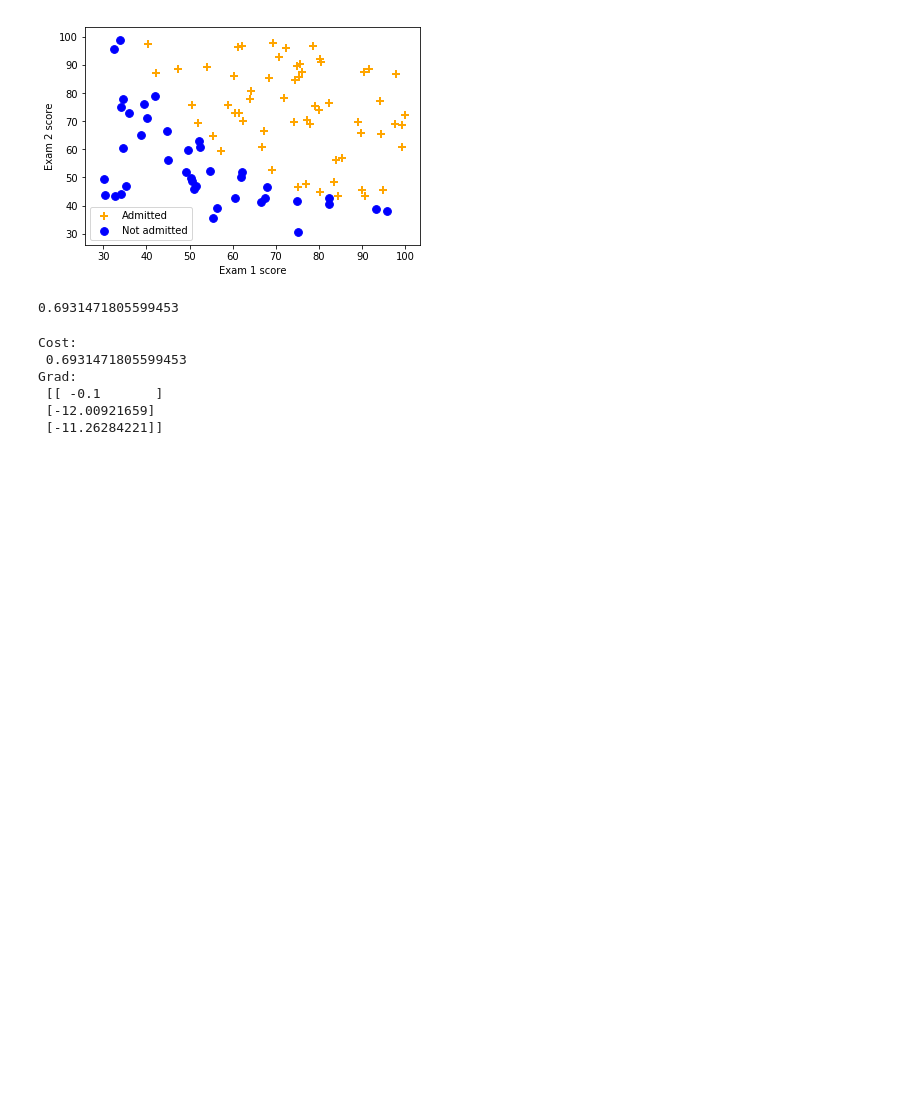
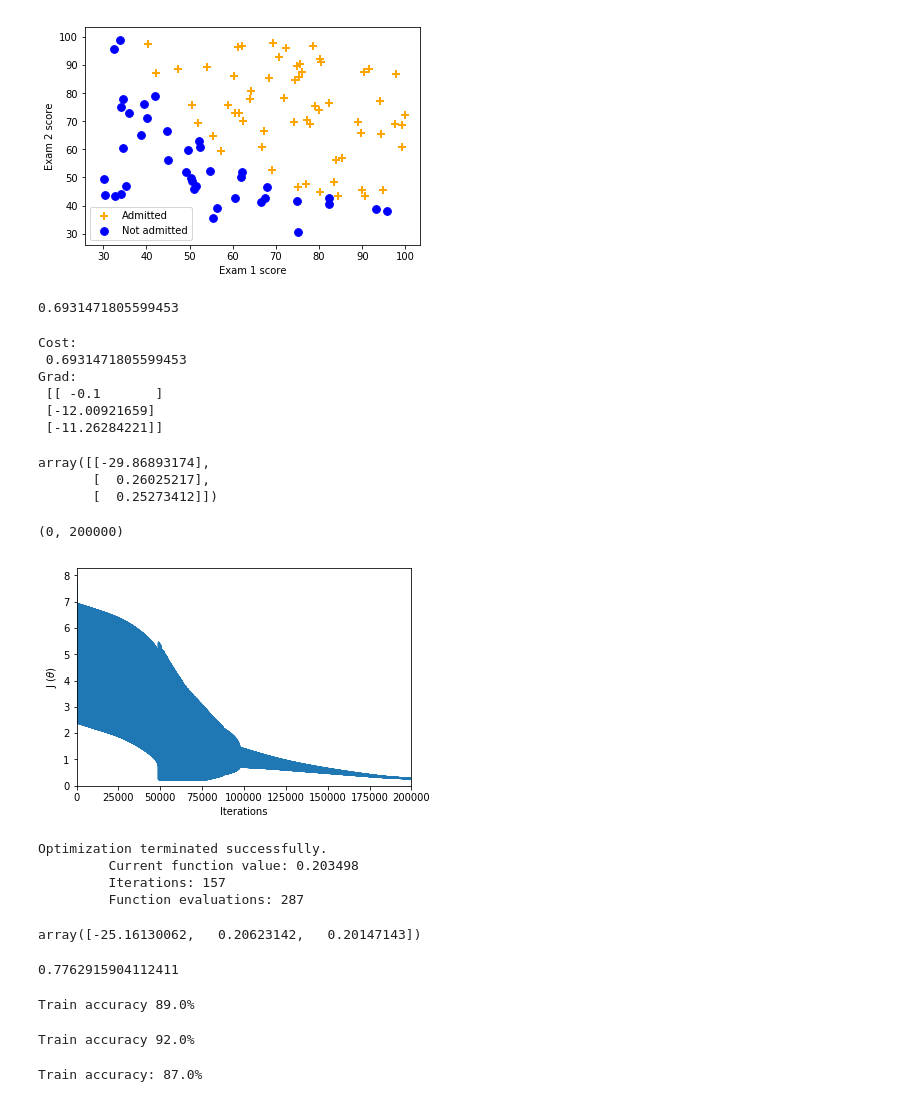
Before and after one commit to aaneloy/Machine-Learning-Andrew-NG-Course-Programming-Assignments-using-Jupyter-Nootbook, a Jupyter notebook: Algorithms/Unregularized Logistic Regression.ipynb, the cells around one changed output. Saved outputs shown, nothing was run; the diff lists cells and outputs as text; code cells hidden in the pictures; blank space fills up the shorter version.

```diff
--- a/Algorithms/Unregularized Logistic Regression.ipynb
+++ b/Algorithms/Unregularized Logistic Regression.ipynb
@@ -84,3 +84,33 @@ def gradientDescent(X, y, theta, alpha, num_iters):
         theta = theta - alpha*gradient(theta,X,y)
         J_history[iter] = Cost(theta,X,y)
     return(theta, J_history)
+# %%
+theta_initial = np.zeros(X.shape[1]).reshape(-1,1)
+alpha = 0.005
+iterations = 200000
+theta, cost_history = gradientDescent(X,y,theta_initial,alpha,iterations)
+# %%
+theta
+# %% [output]
+array([[-29.86893174],
+       [  0.26025217],
+       [  0.25273412]])
+# %%
+plt.plot(cost_history)
+plt.ylabel('J' + ' (' + r'$\theta$' +')')
+# or plt.ylabel('J' + ' (\u0398)' )
+plt.xlabel('Iterations')
+plt.ylim(ymin = 0)
+plt.xlim(0,iterations)
+# %% [output]
+(0, 200000)
+[figure, added]
+# %%
+## Optimization (using Scipy)
+import scipy.optimize as sp
+theta_opt = sp.fmin( Cost, x0=theta_initial, args=(X, y), maxiter=500, full_output=True)
+# %% [output]
+Optimization terminated successfully.
+         Current function value: 0.203498
+         Iterations: 157
+         Function evaluations: 287
@@ -86,0 +121,14 @@ def gradientDescent(X, y, theta, alpha, num_iters):
+# %%
+theta_opt = theta_opt[0]
+theta_opt
+# %% [output]
+array([-25.16130062,   0.20623142,   0.20147143])
+# %%
+sigmoid(np.array([1, 45, 85]).dot(theta_opt.T))
+# %% [output]
+0.7762915904112411
+# %%
+p = predict(theta_opt, X)
+print('Train accuracy {}%'.format(100*sum(p == y.ravel())/p.size))
+# %% [output]
+Train accuracy 89.0%
@@ -86,0 +140,5 @@ def gradientDescent(X, y, theta, alpha, num_iters):
+# %%
+p1 = predict1(theta,X)
+print('Train accuracy {}%'.format(100*sum(p1.ravel() == y.ravel())/p1.size))
+# %% [output]
+Train accuracy 92.0%
@@ -86,0 +150,6 @@ def gradientDescent(X, y, theta, alpha, num_iters):
+# %%
+from sklearn.metrics import accuracy_score
+y_pred = reg.predict(X[:,[1,2]])
+print('Train accuracy: ' + str(100*accuracy_score(y_pred,y))+'%')
+# %% [output]
+Train accuracy: 87.0%
```
Also changed, not shown: parts of 5 cells of this notebook.
